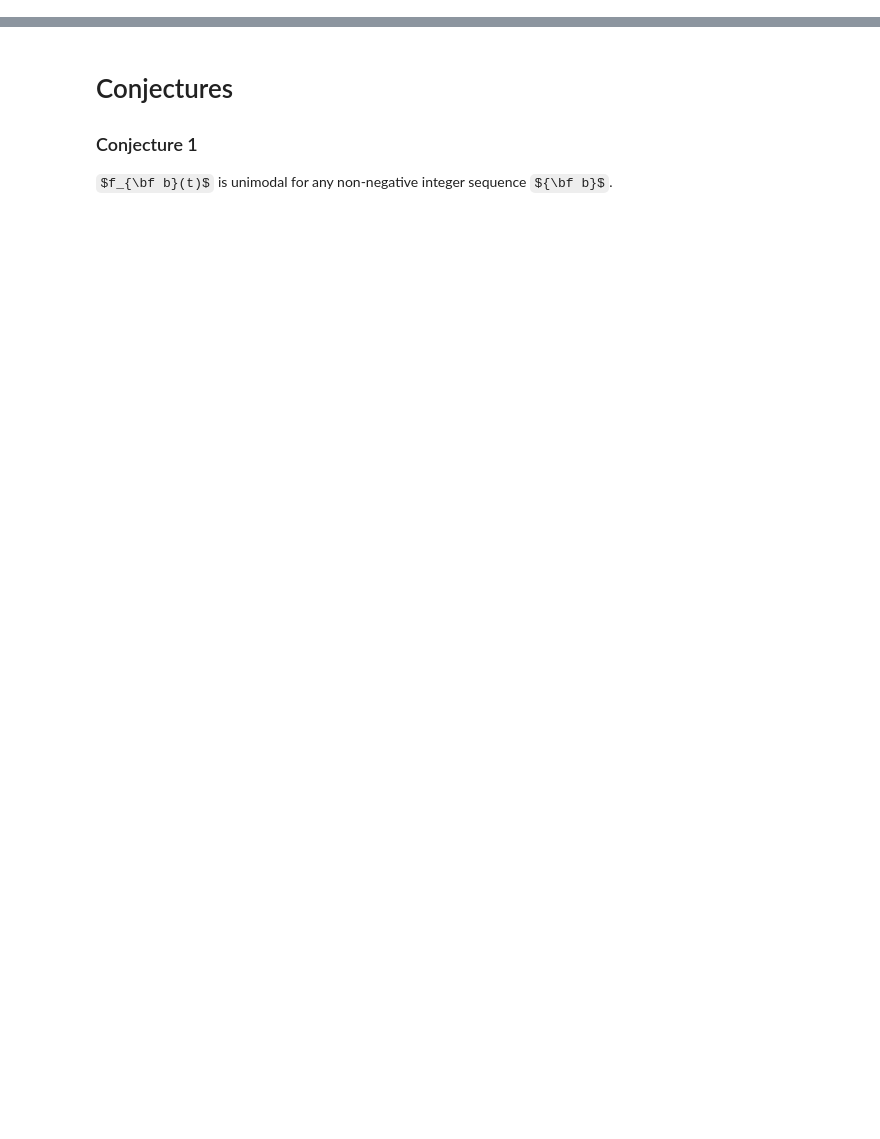
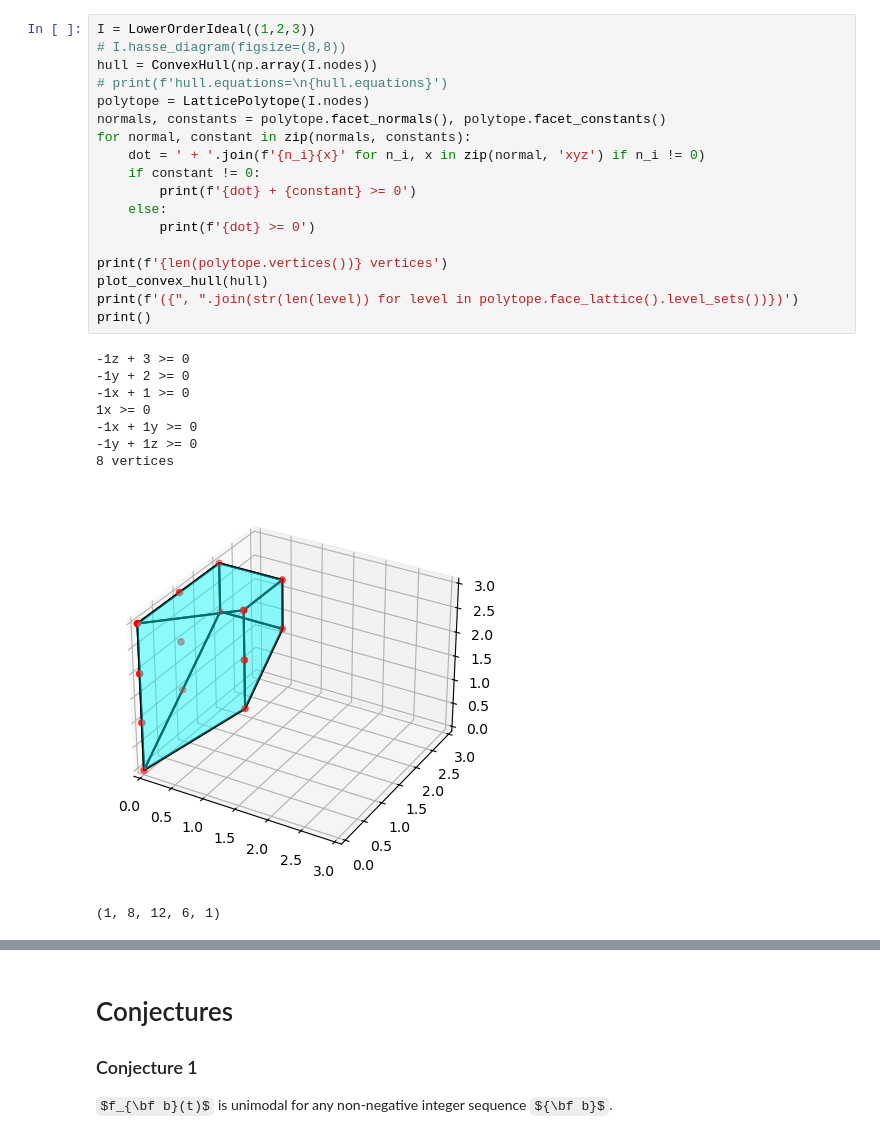
Before and after one commit to seangrate/StableTamari, a Jupyter notebook: playground.ipynb, the cells around one changed output, grey strips where cells are left out. Drawn from its saved outputs; the diff is of its cells as text; some formulas as TeX source; blank space fills up the shorter version.

Commit message:
Some new code (with polytope calculations)

```diff
--- a/playground.ipynb
+++ b/playground.ipynb
@@ -10,0 +116,28 @@ from posets import LowerOrderIdeal
+# %%
+I = LowerOrderIdeal((1,2,3))
+# I.hasse_diagram(figsize=(8,8))
+hull = ConvexHull(np.array(I.nodes))
+# print(f'hull.equations=\n{hull.equations}')
+polytope = LatticePolytope(I.nodes)
+normals, constants = polytope.facet_normals(), polytope.facet_constants()
+for normal, constant in zip(normals, constants):
+    dot = ' + '.join(f'{n_i}{x}' for n_i, x in zip(normal, 'xyz') if n_i != 0)
+    if constant != 0:
+        print(f'{dot} + {constant} >= 0')
+    else:
+        print(f'{dot} >= 0')
+
+print(f'{len(polytope.vertices())} vertices')
+plot_convex_hull(hull)
+print(f'({", ".join(str(len(level)) for level in polytope.face_lattice().level_sets())})')
+print()
+# %% [output]
+-1z + 3 >= 0
+-1y + 2 >= 0
+-1x + 1 >= 0
+1x >= 0
+-1x + 1y >= 0
+-1y + 1z >= 0
+8 vertices
+[figure, added]
+(1, 8, 12, 6, 1)
```
Also changed, not shown: parts of 19 cells of this notebook, 2 other files.
